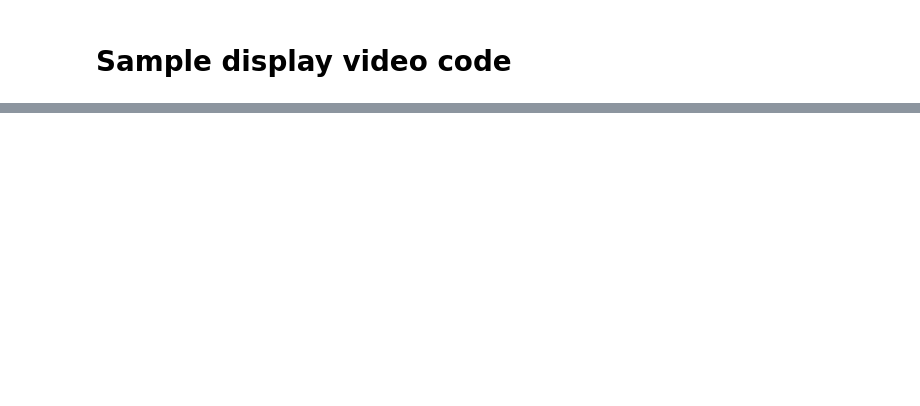
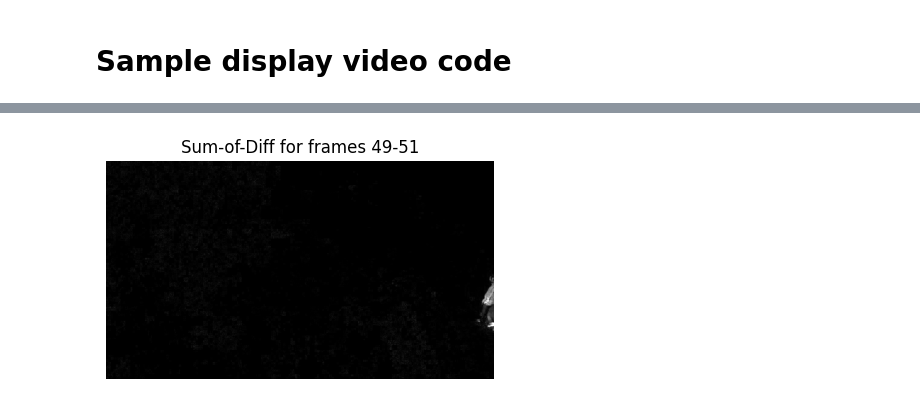
Before and after one commit to Vedant2100/s26, a Jupyter notebook: EE_243/A-2/Problem1/Problem1.ipynb, the cells around one changed output, grey strips where cells are left out. Cells and saved outputs as stored; diff of their text form; code cells hidden in the pictures; blank space fills up the shorter version.

```diff
--- a/EE_243/A-2/Problem1/Problem1.ipynb
+++ b/EE_243/A-2/Problem1/Problem1.ipynb
@@ -48,7 +73,24 @@ def load_video(file_path):
 def getSumOfDiff(image_set):
   # image_set is a set of 3 frames of size 3XHxW with each frame being a grayscale image
   # must return a sum of difference image named sod_image
+  img1 = image_set[0]
+  img2 = image_set[1]
+  img3 = image_set[2]
+  sod_image = np.abs(img1 - img2) + np.abs(img2 - img3)
+  sod_image = np.clip(sod_image, 0, 255).astype(np.uint8)
   return sod_image
+# %%
+import numpy as np
+image_set = np.transpose(video_grayscale[:, :, 48:51], (2, 0, 1))
+D_sample = getSumOfDiff(image_set)
+
+plt.figure(figsize=(5,5))
+plt.imshow(D_sample, cmap="gray")
+plt.title("Sum-of-Diff for frames 49-51")
+plt.axis("off")
+plt.show()
+# %% [output]
+[figure, added]
 # %%
 def getDetections(sod_image):
   # sod_image is a sum of difference image
```
Also changed, not shown: parts of 11 cells of this notebook.
